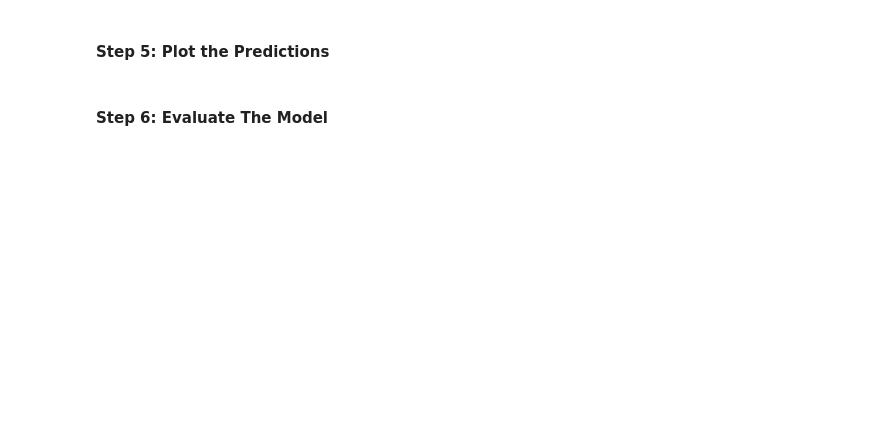
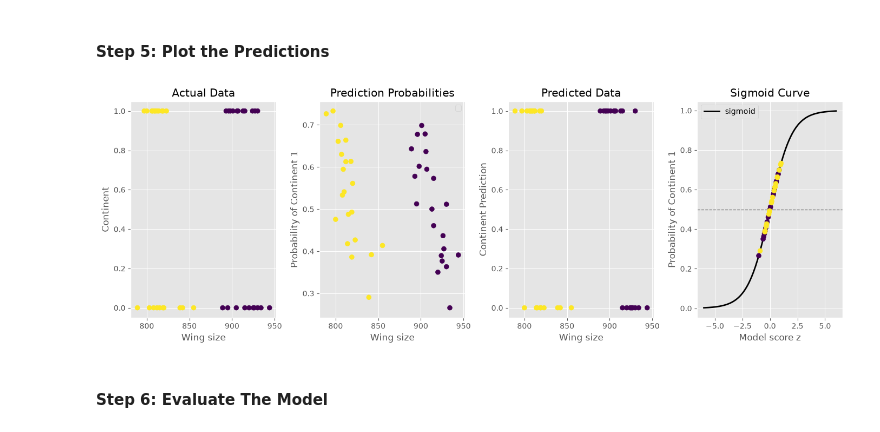
Before and after one commit to BaulkhamHillsHS/ML-Dunne, a Jupyter notebook: examples/4.OOP_Logistic_Regression.ipynb, the cells around one changed output. Drawn from its saved outputs; the diff is of its cells as text; code cells hidden in the pictures; blank space fills up the shorter version.

```diff
--- a/examples/4.OOP_Logistic_Regression.ipynb
+++ b/examples/4.OOP_Logistic_Regression.ipynb
@@ -85,25 +103,55 @@ print(f"Probabilities for new insect [continent 0, continent 1]:\n{new_insect_pr
 #### Step 5: Plot the Predictions
 # %%
 # Plot the predictions compared to the actual data
-fig, axs = plt.subplots(1, 3, figsize=(14, 5))
+fig, axs = plt.subplots(1, 4, figsize=(14, 5))
 
 axs[0].scatter(insects.wingsize, insects.continent, s=40, c=insects['sex'])
 axs[0].set_title("Actual Data")
 axs[0].set_xlabel("Wing size")
 axs[0].set_ylabel("Continent")
 
 axs[1].scatter(insects.wingsize, insects_probabilities[:, 1], s=40, c=insects['sex'])
 axs[1].set_title("Prediction Probabilities")
 axs[1].set_xlabel("Wing size")
 axs[1].set_ylabel("Probability of Continent 1")
 
 axs[2].scatter(insects.wingsize, insects_predictions, s=40, c=insects['sex'])
 axs[2].set_title("Predicted Data")
 axs[2].set_xlabel("Wing size")
 axs[2].set_ylabel("Continent Prediction")
 
+wing_grid = np.linspace(insects.wingsize.min(), insects.wingsize.max(), 200)
+mean_latitude = insects.latitude.mean()
+
+for sex in sorted(insects["sex"].unique()):
+    # Same column order as X_insects: wingsize, latitude, sex
+    grid = pd.DataFrame({"wingsize": wing_grid, "latitude": mean_latitude, "sex": sex})
+    curve = insects_regression.predict_proba(grid)[:, 1]
+
+z = insects_regression.decision_function(X_insects)
+z_grid = np.linspace(-6, 6, 300)  # wide range so the full S shape is visible
+
+axs[3].plot(
+    z_grid,
+    1 / (1 + np.exp(-z_grid)),
+    color="black",
+    linewidth=2,
+    zorder=2,
+    label="sigmoid",
+)
+axs[3].scatter(z, insects_probabilities[:, 1], s=40, c=insects["sex"], zorder=3)
+axs[3].axhline(0.5, color="grey", linestyle="--", linewidth=1)  # decision threshold
+axs[3].set_title("Sigmoid Curve")
+axs[3].set_xlabel("Model score z")
+axs[3].set_ylabel("Probability of Continent 1")
+axs[3].legend()
+
+axs[1].legend()
+
 plt.tight_layout()
 plt.show()
+# %% [output]
+[figure, added]
 # %% [markdown]
 #### Step 6: Evaluate The Model
 # %%
```
Also changed, not shown: parts of 7 cells of this notebook, 5 other files.
